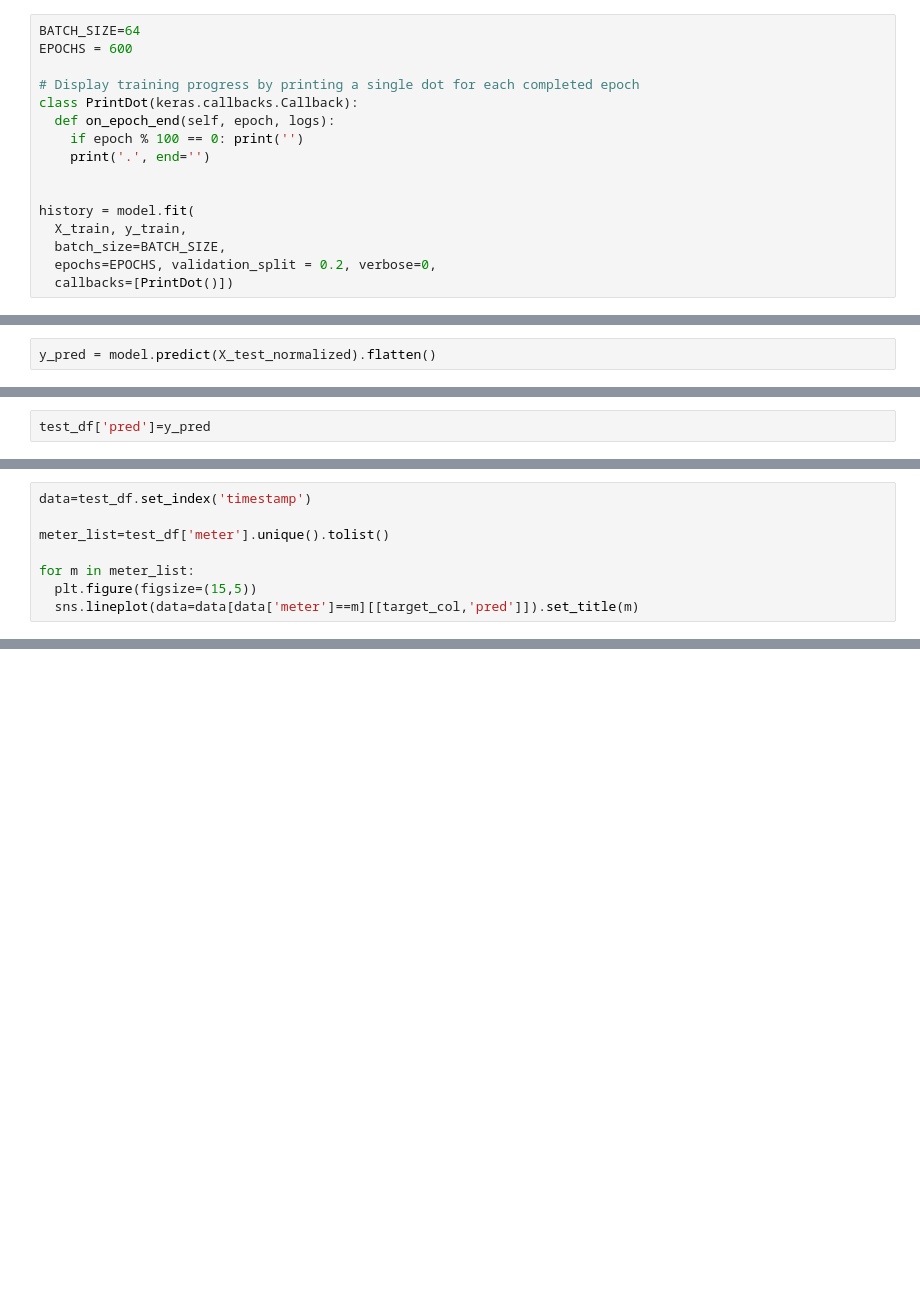
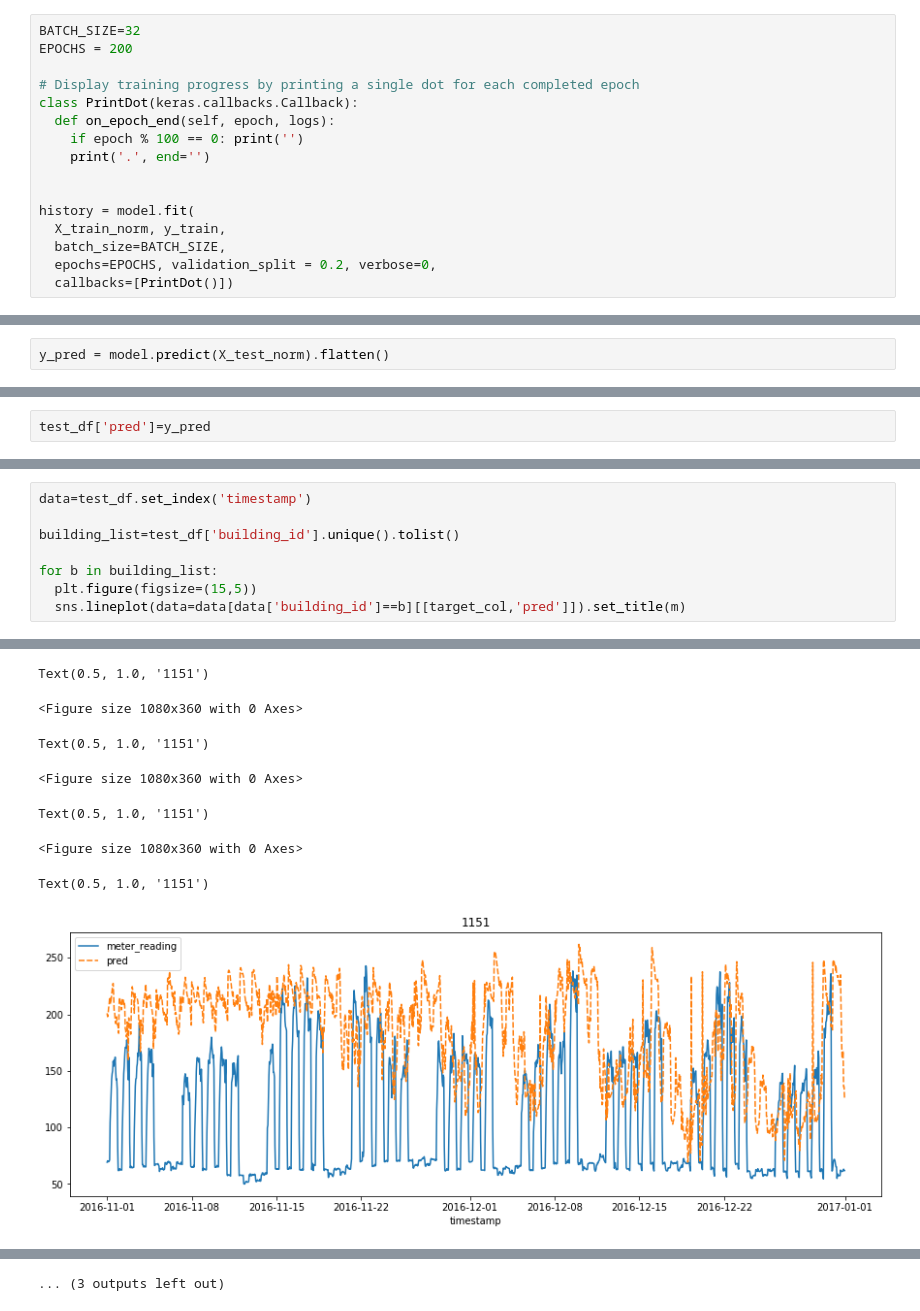
Before and after one commit to jfvandem/dev_test_days, a Jupyter notebook: intro_deep_learning.ipynb, the cells around one changed output, grey strips where cells are left out. Cells and saved outputs as stored; diff of their text form; blank space fills up the shorter version.

```diff
--- a/intro_deep_learning.ipynb
+++ b/intro_deep_learning.ipynb
@@ -357,8 +372,8 @@ Trainable params: 5,441
 Non-trainable params: 0
 _________________________________________________________________
 # %%
-BATCH_SIZE=64
-EPOCHS = 600
+BATCH_SIZE=32
+EPOCHS = 200
 
 # Display training progress by printing a single dot for each completed epoch
 class PrintDot(keras.callbacks.Callback):
@@ -368,7 +383,7 @@ class PrintDot(keras.callbacks.Callback):
 
 
 history = model.fit(
-  X_train, y_train,
+  X_train_norm, y_train,
   batch_size=BATCH_SIZE,
   epochs=EPOCHS, validation_split = 0.2, verbose=0,
   callbacks=[PrintDot()])
@@ -415,2 +444,2 @@ print("Testing set Mean Abs Error: {:5.2f}".format(mae))
 # %%
-y_pred = model.predict(X_test_normalized).flatten()
+y_pred = model.predict(X_test_norm).flatten()
@@ -421,8 +459,9 @@ test_df['building_id'].drop_duplicates()
 # %%
 data=test_df.set_index('timestamp')
 
-meter_list=test_df['meter'].unique().tolist()
+building_list=test_df['building_id'].unique().tolist()
 
-for m in meter_list:
+for b in building_list:
   plt.figure(figsize=(15,5))
-  sns.lineplot(data=data[data['meter']==m][[target_col,'pred']]).set_title(m)
+  sns.lineplot(data=data[data['building_id']==b][[target_col,'pred']]).set_title(m)
+# %% [output]
@@ -428,0 +471,8 @@ for m in meter_list:
+Text(0.5, 1.0, '1151')
+<Figure size 1080x360 with 0 Axes>
+Text(0.5, 1.0, '1151')
+<Figure size 1080x360 with 0 Axes>
+Text(0.5, 1.0, '1151')
+<Figure size 1080x360 with 0 Axes>
+Text(0.5, 1.0, '1151')
+[figure, added]
@@ -428,0 +480 @@ for m in meter_list:
+... (3 outputs left out)
```
Also changed, not shown: parts of 17 cells of this notebook.
